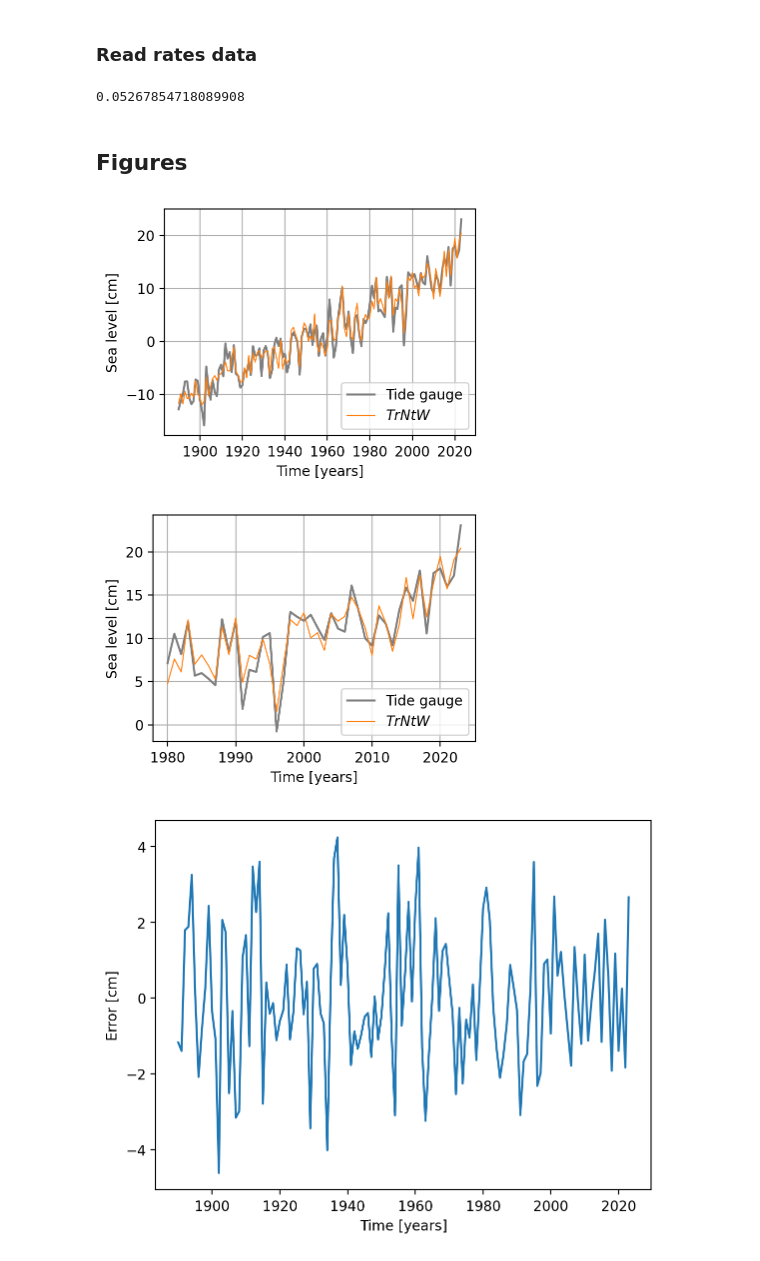
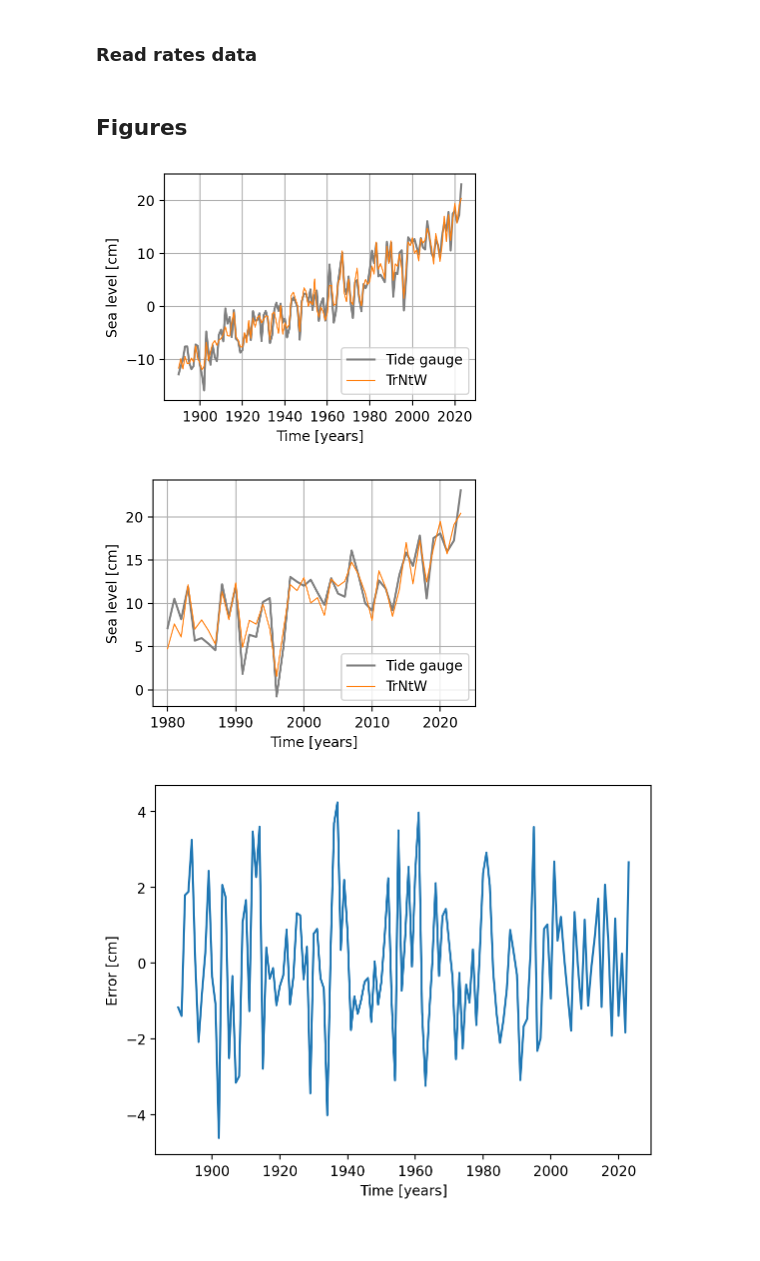
Before and after one commit to KNMI-sealevel/NetherlandsSeaLevelAcceleration, a Jupyter notebook: monitoring_figures.ipynb, the cells around one changed output. Cells and saved outputs as stored; diff of their text form; code cells hidden in the pictures.

```diff
--- a/monitoring_figures.ipynb
+++ b/monitoring_figures.ipynb
@@ -69,46 +41,33 @@ comb_names = [f'{short_names[i]} : {long_names[i]}' for i in range(4)]
-# %%
-(rates_q_na['0.5'][2000]-rates_q_na['0.5'][1975])/25
-# %% [output]
-0.05267854718089908
 # %% [markdown]
 ## Figures
 # %%
 fig, ax = plt.subplots(1, 1, figsize=(4,3)) #14,5
 
-panels = ['(a)', '(b)', '(c)', '(d)', '(e)', '(f)']
-
-colors = ['tab:green', 'tab:red', 'tab:orange', 'tab:blue']
-
 tg_df['Average'].plot(label='Tide gauge', color='tab:grey')
-res_na.total.plot(label=short_names[2], color=colors[2], linewidth=0.8)
+res_na.total.plot(label='TrNtW', color='tab:orange', linewidth=0.8)
 
 ax.set_ylabel('Sea level [cm]')
 
 ax.set_xticks(np.arange(1900,2021,20))
 ax.grid(axis='x', which='major')
 ax.grid(axis='y', which='major')
 ax.set_xlabel('Time [years]')
-#ax.text(0.01, 0.92, panels[idx], transform=ax.flat[idx].transAxes, size=14)
 
 ax.legend(loc='lower right')
 
 
 fig.tight_layout()
 
 plt.savefig(f'./figures/{region}/TideGauge_StatModels_W_simpler.pdf', dpi=150)
 # %% [output]
-[figure, old version]
+[figure, new version]
 # %%
 start_date = 1980
 
 fig, ax = plt.subplots(1, 1, figsize=(4,3)) #14,5
 
-panels = ['(a)', '(b)', '(c)', '(d)', '(e)', '(f)']
-
-colors = ['tab:green', 'tab:red', 'tab:orange', 'tab:blue']
-
 tg_df.loc[start_date:,'Average'].plot(label='Tide gauge', color='tab:grey')
-res_na.loc[start_date:, 'total'].plot(label=short_names[2], color=colors[2], linewidth=0.8)
+res_na.loc[start_date:, 'total'].plot(label='TrNtW', color='tab:orange', linewidth=0.8)
 
 ax.set_ylabel('Sea level [cm]')
 
@@ -116,7 +75,6 @@ ax.set_ylabel('Sea level [cm]')
 ax.grid(axis='x', which='major')
 ax.grid(axis='y', which='major')
 ax.set_xlabel('Time [years]')
-#ax.text(0.01, 0.92, panels[idx], transform=ax.flat[idx].transAxes, size=14)
 
 ax.legend(loc='lower right')
 
@@ -125,7 +83,7 @@ fig.tight_layout()
 
 plt.savefig(f'./figures/{region}/TideGauge_StatModels_W_zoom_simpler.pdf', dpi=150)
 # %% [output]
-[figure, old version]
+[figure, new version]
 # %%
 mod_error = tg_df.loc[:,'Average']-res_na.loc[:, 'total']
 
```
Also changed, not shown: parts of 11 cells of this notebook.
